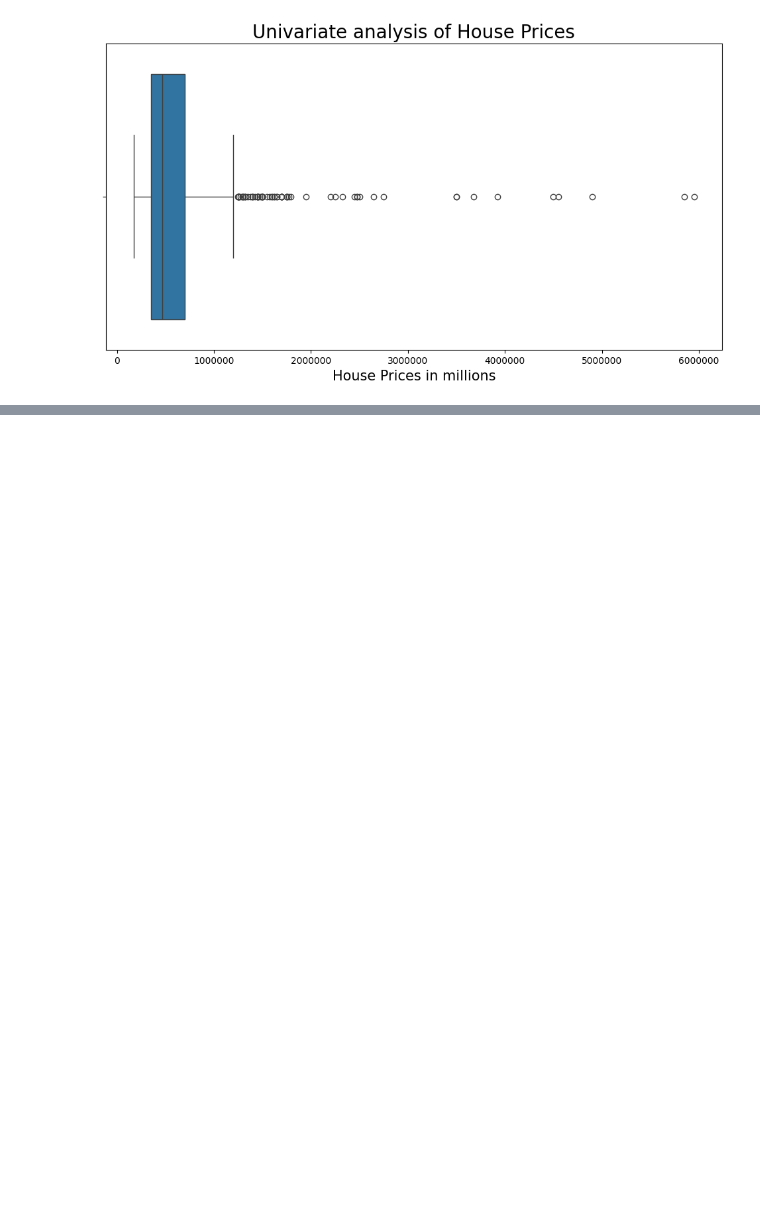
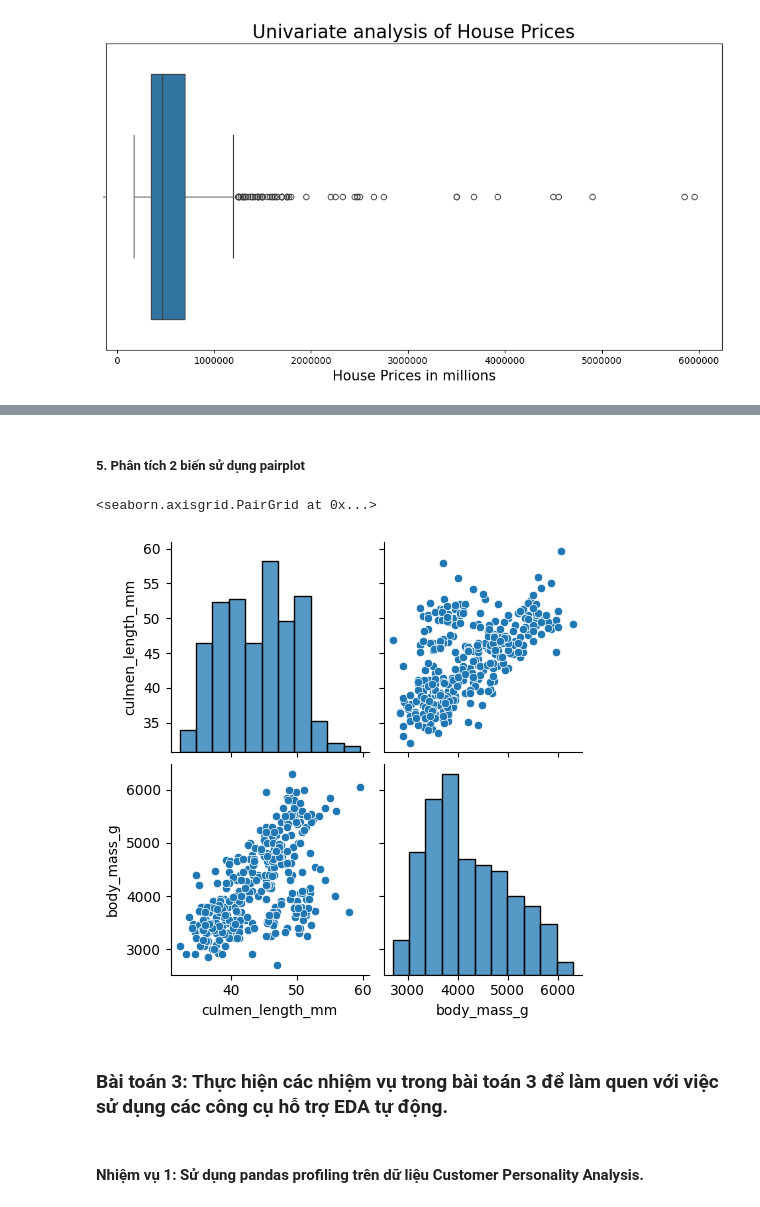
Before and after one commit to chien2734/sgu_data_analyst, a Jupyter notebook: BTL01_EDA/Task_1_3.ipynb, the cells around one changed output, grey strips where cells are left out. Drawn from its saved outputs; the diff is of its cells as text; code cells hidden in the pictures; blank space fills up the shorter version.

```diff
--- a/BTL01_EDA/Task_1_3.ipynb
+++ b/BTL01_EDA/Task_1_3.ipynb
@@ -182,0 +272,15 @@ plt.savefig("Boxplot.png")
+# %% [markdown]
+##### 5. Phân tích 2 biến sử dụng pairplot
+# %%
+import seaborn as sns
+
+penguins_data = pd.read_csv("penguins_size.csv")
+penguins_data = penguins_data[['species','culmen_length_mm','body_mass_g']]
+sns.pairplot( data = penguins_data)
+# %% [output]
+<seaborn.axisgrid.PairGrid at 0x...>
+[figure, added]
+# %% [markdown]
+### **Bài toán 3**: Thực hiện các nhiệm vụ trong bài toán 3 để làm quen với việc sử dụng các công cụ hỗ trợ EDA tự động.
+# %% [markdown]
+#### **Nhiệm vụ 1: Sử dụng pandas profiling** trên dữ liệu Customer Personality Analysis.
```
Also changed, not shown: parts of 48 cells of this notebook.
